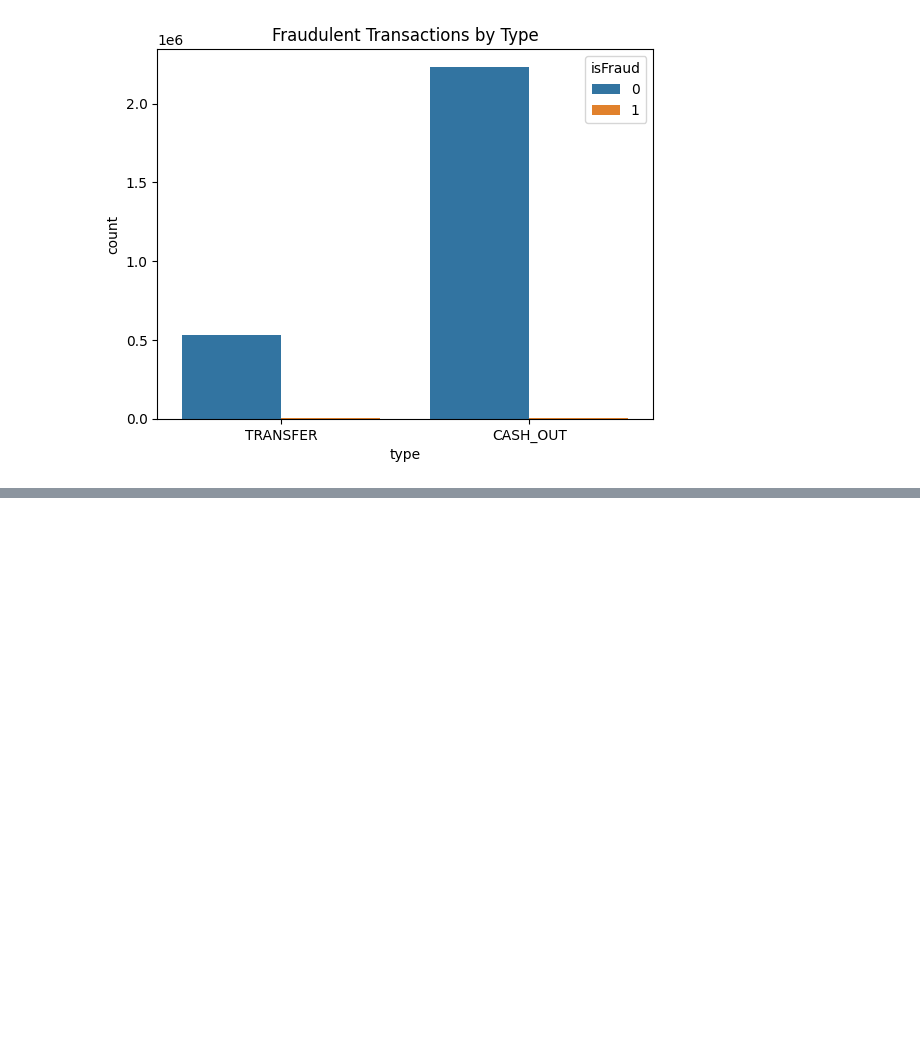
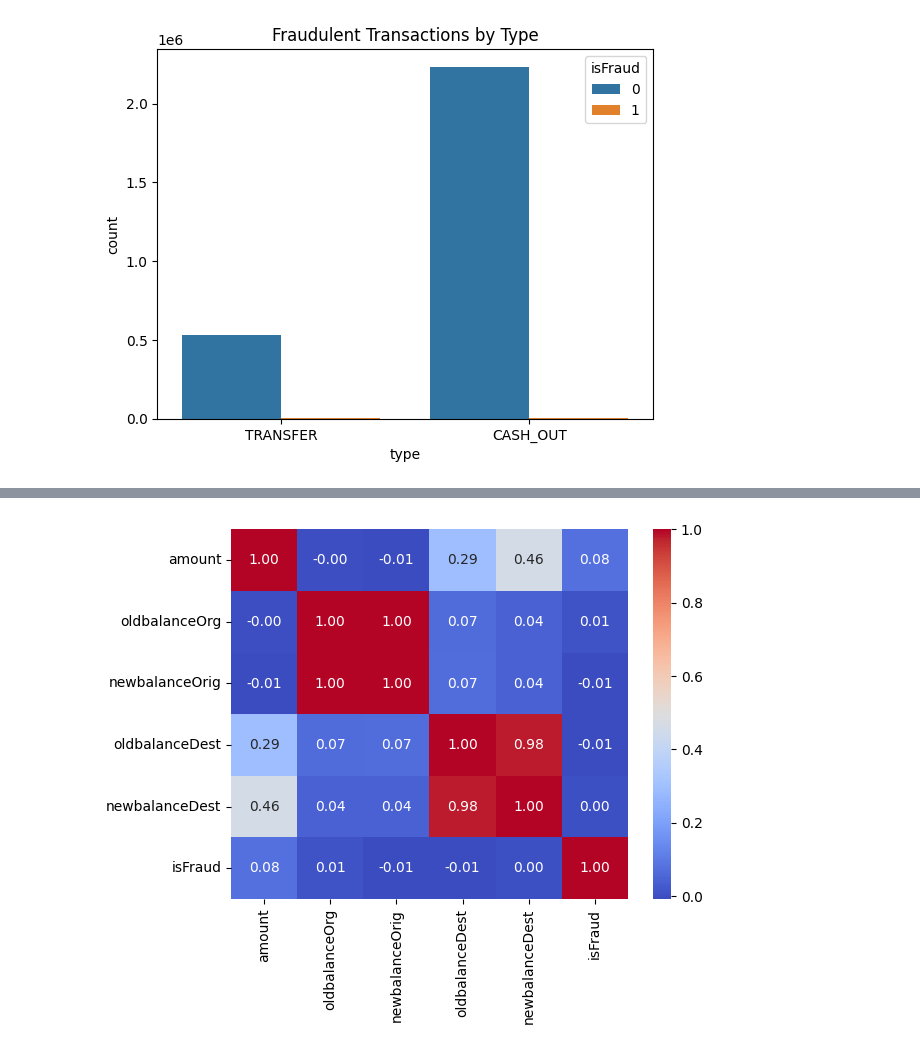
Before and after one commit to 0sinach1/fraud-detection-project, a Jupyter notebook: notebook.ipynb, the cells around one changed output, grey strips where cells are left out. Drawn from its saved outputs; the diff is of its cells as text; code cells hidden in the pictures; blank space fills up the shorter version.

```diff
--- a/notebook.ipynb
+++ b/notebook.ipynb
@@ -184,0 +188,2 @@ plt.show()
+# %%
+corr = df[['amount', 'oldbalanceOrg', 'newbalanceOrig', 'oldbalanceDest', 'newbalanceDest', 'isFraud']].corr()
@@ -184,0 +200,5 @@ plt.show()
+# %%
+sns.heatmap(corr, annot=True, cmap='coolwarm', fmt='.2f')
+plt.show()
+# %% [output]
+[figure, added]
```
Also changed, not shown: parts of 2 cells of this notebook.
